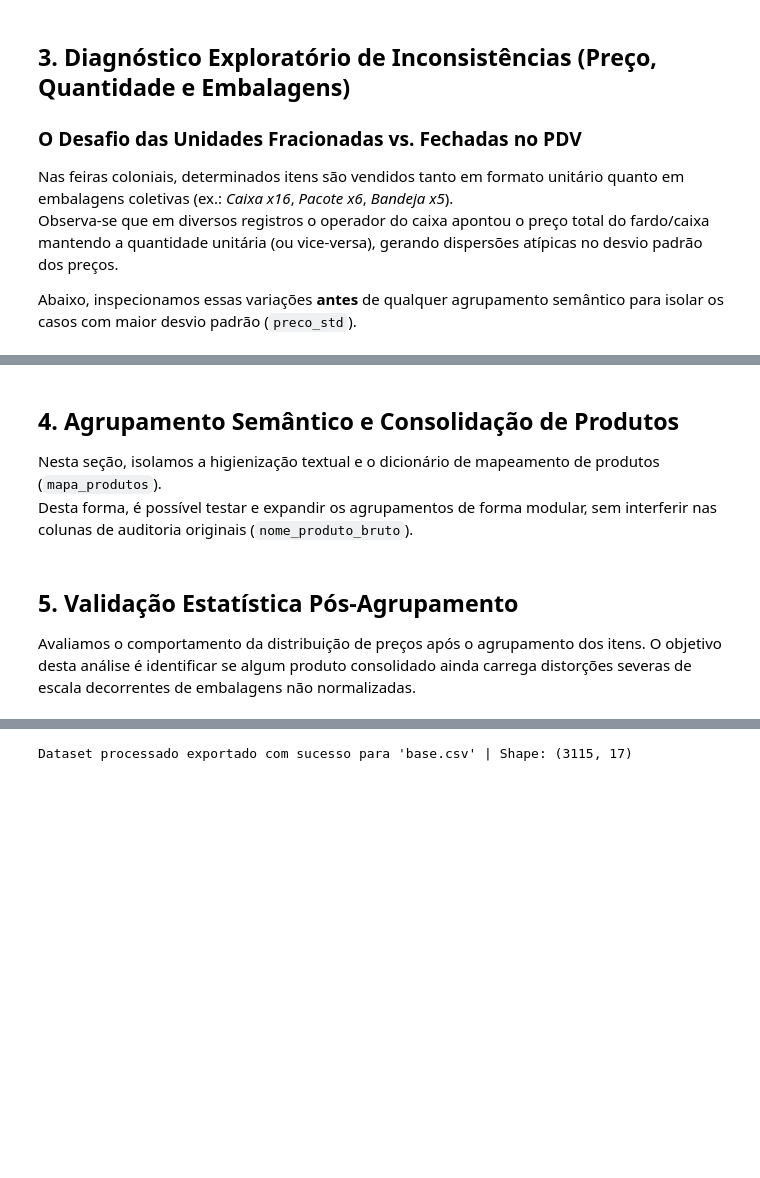
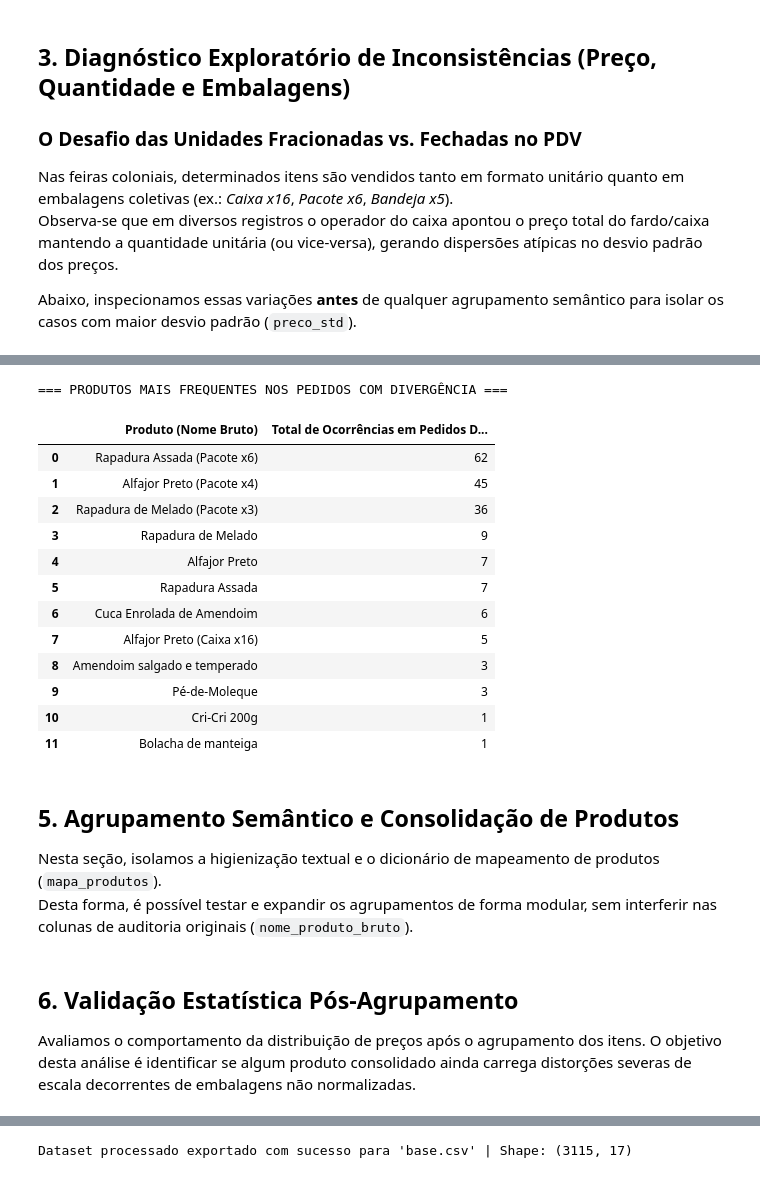
Before and after one commit to SIS-AMF/2026-2_trablho-g1-cd-ai2, a Jupyter notebook: eda_v2.ipynb, the cells around one changed output, grey strips where cells are left out. Drawn from its saved outputs; the diff is of its cells as text; code cells hidden in the pictures; blank space fills up the shorter version.

```diff
--- a/eda_v2.ipynb
+++ b/eda_v2.ipynb
@@ -203,5 +337,27 @@ itens_criticos[['pedido_id', 'nome_produto_bruto', 'quantidade_item', 'preco_uni
+# %%
+# Frequência de produtos nos pedidos com divergência de cálculo
+ranking_produtos_divergentes = df_itens_divergentes['nome_produto_bruto'].value_counts().reset_index()
+ranking_produtos_divergentes.columns = ['Produto (Nome Bruto)', 'Total de Ocorrências em Pedidos Divergentes']
+
+print("=== PRODUTOS MAIS FREQUENTES NOS PEDIDOS COM DIVERGÊNCIA ===")
+ranking_produtos_divergentes
+# %% [output]
+=== PRODUTOS MAIS FREQUENTES NOS PEDIDOS COM DIVERGÊNCIA ===
+|  | Produto (Nome Bruto) | Total de Ocorrências em Pedidos D... |
+| 0 | Rapadura Assada (Pacote x6) | 62 |
+| 1 | Alfajor Preto (Pacote x4) | 45 |
+| 2 | Rapadura de Melado (Pacote x3) | 36 |
+| 3 | Rapadura de Melado | 9 |
+| 4 | Alfajor Preto | 7 |
+| 5 | Rapadura Assada | 7 |
+| 6 | Cuca Enrolada de Amendoim | 6 |
+| 7 | Alfajor Preto (Caixa x16) | 5 |
+| 8 | Amendoim salgado e temperado | 3 |
+| 9 | Pé-de-Moleque | 3 |
+| 10 | Cri-Cri 200g | 1 |
+| 11 | Bolacha de manteiga | 1 |
 # %% [markdown]
-## 4. Agrupamento Semântico e Consolidação de Produtos
+## 5. Agrupamento Semântico e Consolidação de Produtos
 Nesta seção, isolamos a higienização textual e o dicionário de mapeamento de produtos (`mapa_produtos`).
 Desta forma, é possível testar e expandir os agrupamentos de forma modular, sem interferir nas colunas de auditoria originais (`nome_produto_bruto`).
 # %%
@@ -245,7 +401,7 @@ mapa_produtos = {
 df['nome_produto'] = df['nome_produto'].replace(mapa_produtos)
 df['nome_produto'] = df['nome_produto'].astype('category')
 # %% [markdown]
-## 5. Validação Estatística Pós-Agrupamento
+## 6. Validação Estatística Pós-Agrupamento
 Avaliamos o comportamento da distribuição de preços após o agrupamento dos itens. O objetivo desta análise é identificar se algum produto consolidado ainda carrega distorções severas de escala decorrentes de embalagens não normalizadas.
 # %%
 # Recálculo das estatísticas para os produtos após o agrupamento
```
Also changed, not shown: parts of 10 cells of this notebook, 3 other files.
